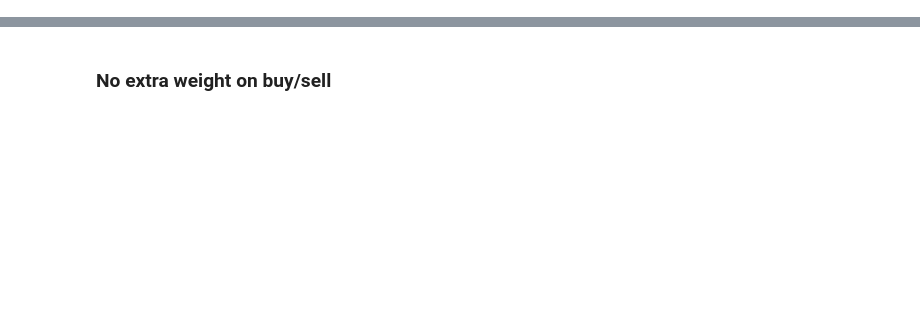
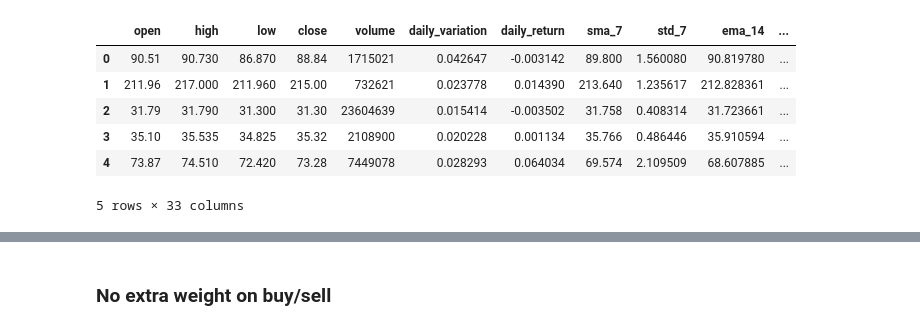
Before and after one commit to anjun745/175-project, a Jupyter notebook: neural_network.ipynb, the cells around one changed output, grey strips where cells are left out. Saved outputs shown, nothing was run; the diff lists cells and outputs as text; code cells hidden in the pictures; blank space fills up the shorter version.

```diff
--- a/neural_network.ipynb
+++ b/neural_network.ipynb
@@ -7,3 +7,14 @@ from sklearn.preprocessing import LabelEncoder, StandardScaler
 import torch.optim as optim
 from sklearn.preprocessing import LabelEncoder, StandardScaler
 from torch.utils.data import Dataset, DataLoader
+# %%
+df_check = pd.read_csv("predicted_weighted_training_label3.csv")
+df_check.head()
+# %% [output]
+|  | open | high | low | close | volume | daily_variation | daily_return | sma_7 | std_7 | ema_14 | ... |
+| 0 | 90.51 | 90.730 | 86.870 | 88.84 | 1715021 | 0.042647 | -0.003142 | 89.800 | 1.560080 | 90.819780 | ... |
+| 1 | 211.96 | 217.000 | 211.960 | 215.00 | 732621 | 0.023778 | 0.014390 | 213.640 | 1.235617 | 212.828361 | ... |
+| 2 | 31.79 | 31.790 | 31.300 | 31.30 | 23604639 | 0.015414 | -0.003502 | 31.758 | 0.408314 | 31.723661 | ... |
+| 3 | 35.10 | 35.535 | 34.825 | 35.32 | 2108900 | 0.020228 | 0.001134 | 35.766 | 0.486446 | 35.910594 | ... |
+| 4 | 73.87 | 74.510 | 72.420 | 73.28 | 7449078 | 0.028293 | 0.064034 | 69.574 | 2.109509 | 68.607885 | ... |
+5 rows × 33 columns
```
Also changed, not shown: parts of 19 cells of this notebook, 14 other files.
